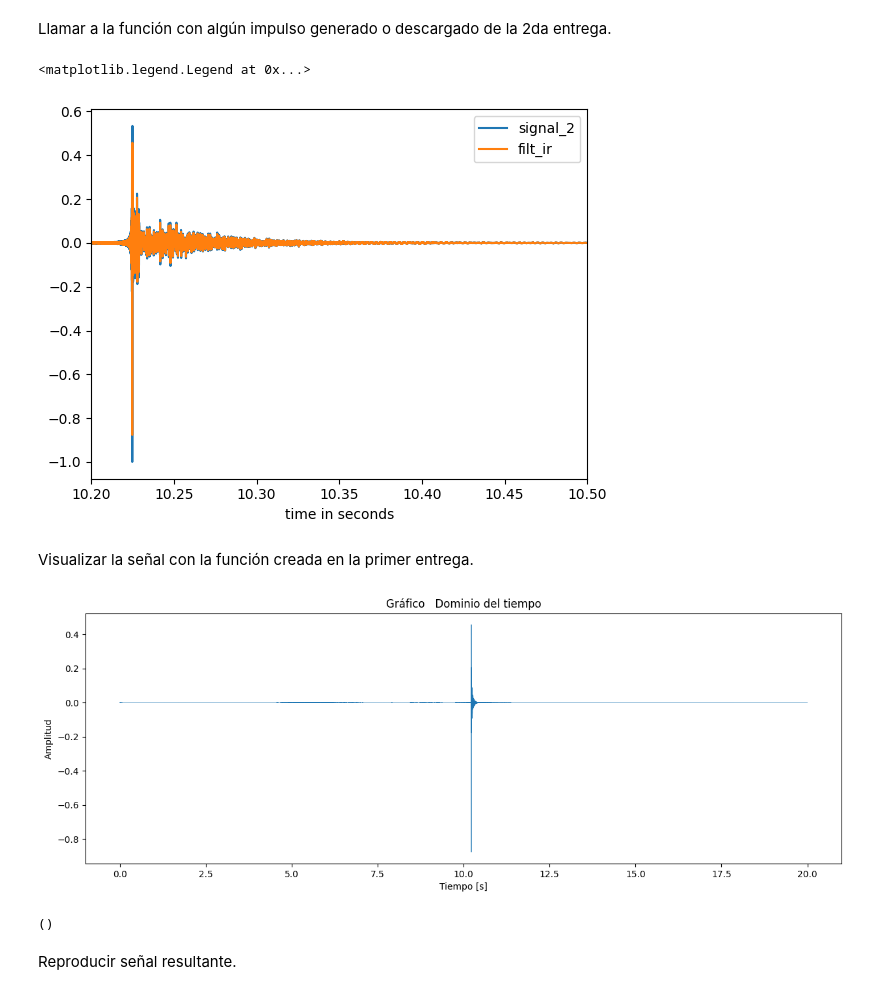
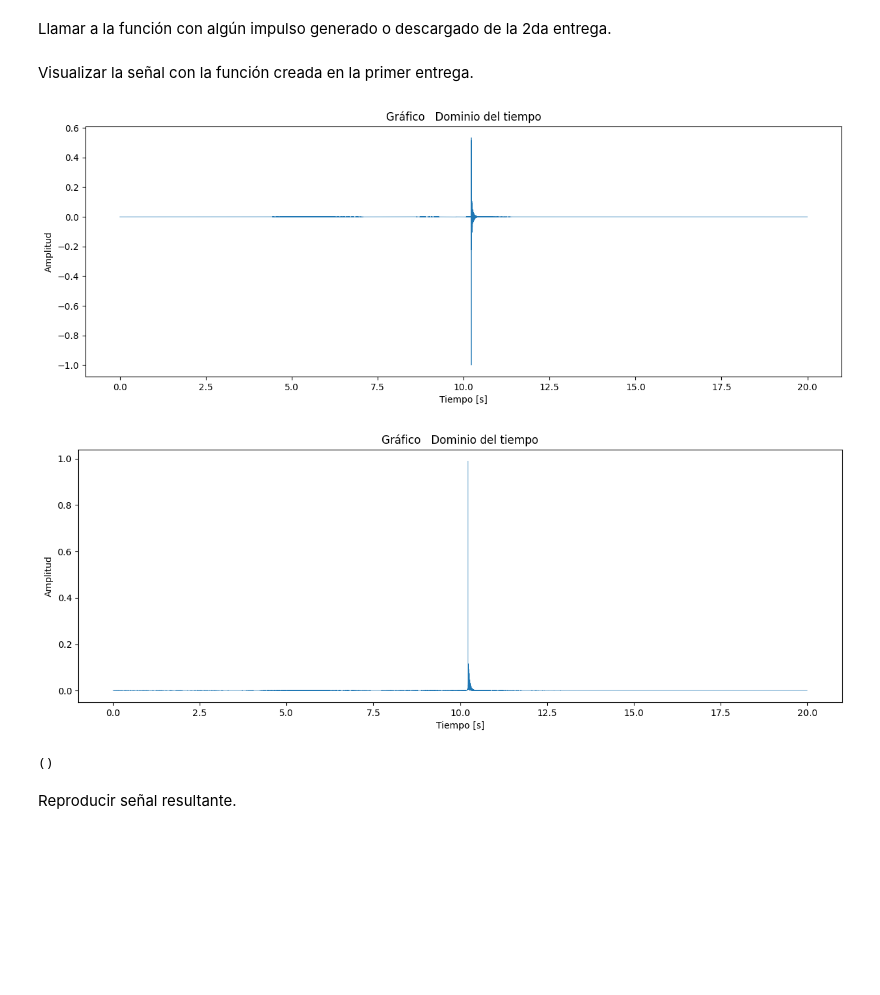
Before and after one commit to LucaFalchini/signal_sistems, a Jupyter notebook: noteboks/tercer_entrega.ipynb, the cells around one changed output. Saved outputs shown, nothing was run; the diff lists cells and outputs as text; code cells hidden in the pictures; blank space fills up the shorter version.

```diff
--- a/noteboks/tercer_entrega.ipynb
+++ b/noteboks/tercer_entrega.ipynb
@@ -203,7 +203,7 @@ ax.legend()
 Armar una única función de los snippets anteriores.
 # %%
 # completar
-def suavizado_señal(señal):
+def suavizado_señal(signal, w_size):
     '''
     Calcula la señal analítica de una señal y su transformada de Hilbert y
     Calcula el promedio en un rango de valores de la señal original dado por w_size y los almacena en un array.
@@ -246,18 +246,17 @@ Llamar a la función con algún impulso generado o descargado de la 2da entrega.
 # completar
 signal_3, fs = sf.read('impulso.wav')
 w_size = 3
-signal_suav = filtro_promedio_movil(signal_3, w_size)
+signal_suav = suavizado_señal(signal_3, w_size)
-# %% [output]
-<matplotlib.legend.Legend at 0x...>
-[figure, removed]
 # %% [markdown]
 Visualizar la señal con la función creada en la primer entrega.
 # %%
 # completar
 from funciones import time_domain_plot
+time_domain_plot(signal_3, fs)
 time_domain_plot(signal_suav, fs)
 # %% [output]
-[figure, old version]
+[figure, new version]
+[figure, added]
 ()
 # %% [markdown]
 Reproducir señal resultante.
```
Also changed, not shown: parts of 22 cells of this notebook, 1 other file.
